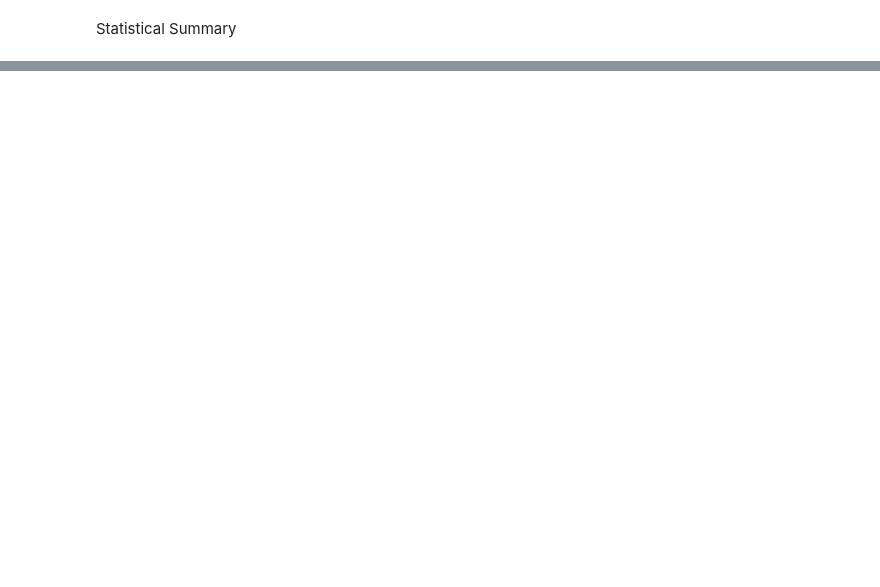
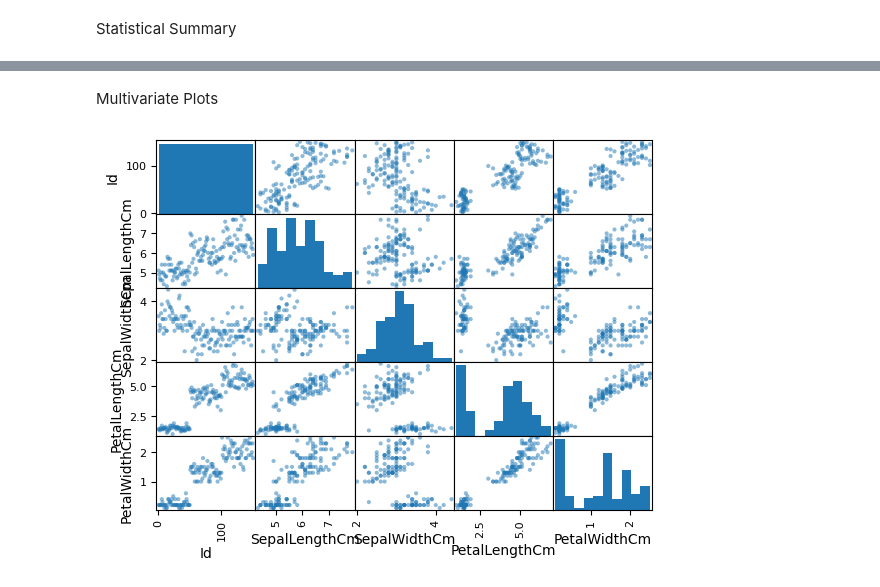
Before and after one commit to Maysha-Khanom-Moon/ml-python-notes, a Jupyter notebook: Chapter_19.ipynb, the cells around one changed output, grey strips where cells are left out. Cells and saved outputs as stored; diff of their text form; code cells hidden in the pictures; blank space fills up the shorter version.

```diff
--- a/Chapter_19.ipynb
+++ b/Chapter_19.ipynb
@@ -75,0 +86,7 @@ max     37.970000   50.000000
+# %% [markdown]
+Multivariate Plots
+# %%
+scatter_matrix(dataset)
+plt.show()
+# %% [output]
+[figure, added]
```
Also changed, not shown: parts of 11 cells of this notebook.
